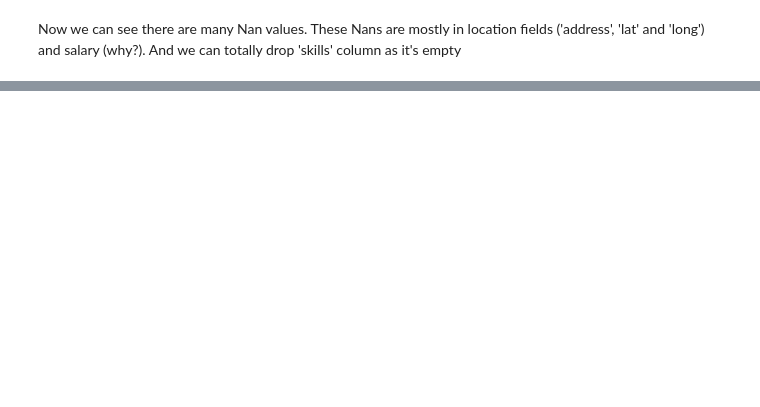
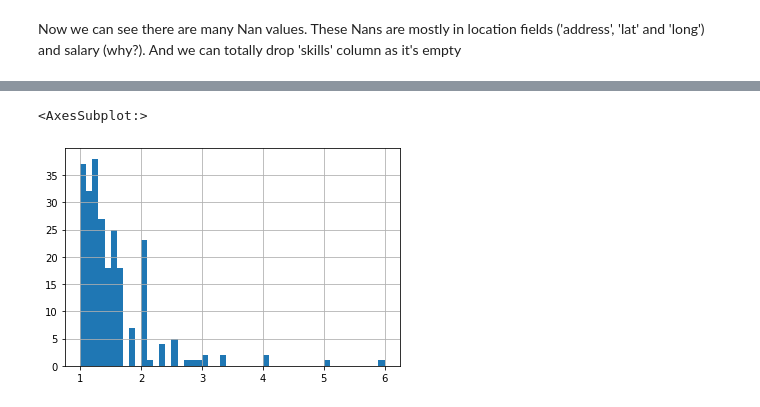
Before and after one commit to sharuhinda/vacancies_analysis, a Jupyter notebook: vacancies_analysis.ipynb, the cells around one changed output, grey strips where cells are left out. Cells and saved outputs as stored; diff of their text form; code cells hidden in the pictures; blank space fills up the shorter version.

```diff
--- a/vacancies_analysis.ipynb
+++ b/vacancies_analysis.ipynb
@@ -93,0 +430,2 @@ dtype: object
+# %%
+df_msk_sal_range['top_bottom_net_income_ratio'] = df_msk_sal_range['net_income_to_rur'] / df_msk_sal_range['net_income_from_rur']
@@ -93,0 +449,5 @@ dtype: object
+# %%
+df_msk_sal_range['top_bottom_net_income_ratio'].hist(bins=50)
+# %% [output]
+<AxesSubplot:>
+[figure, added]
```
Also changed, not shown: parts of 42 cells of this notebook, 2 other files.
